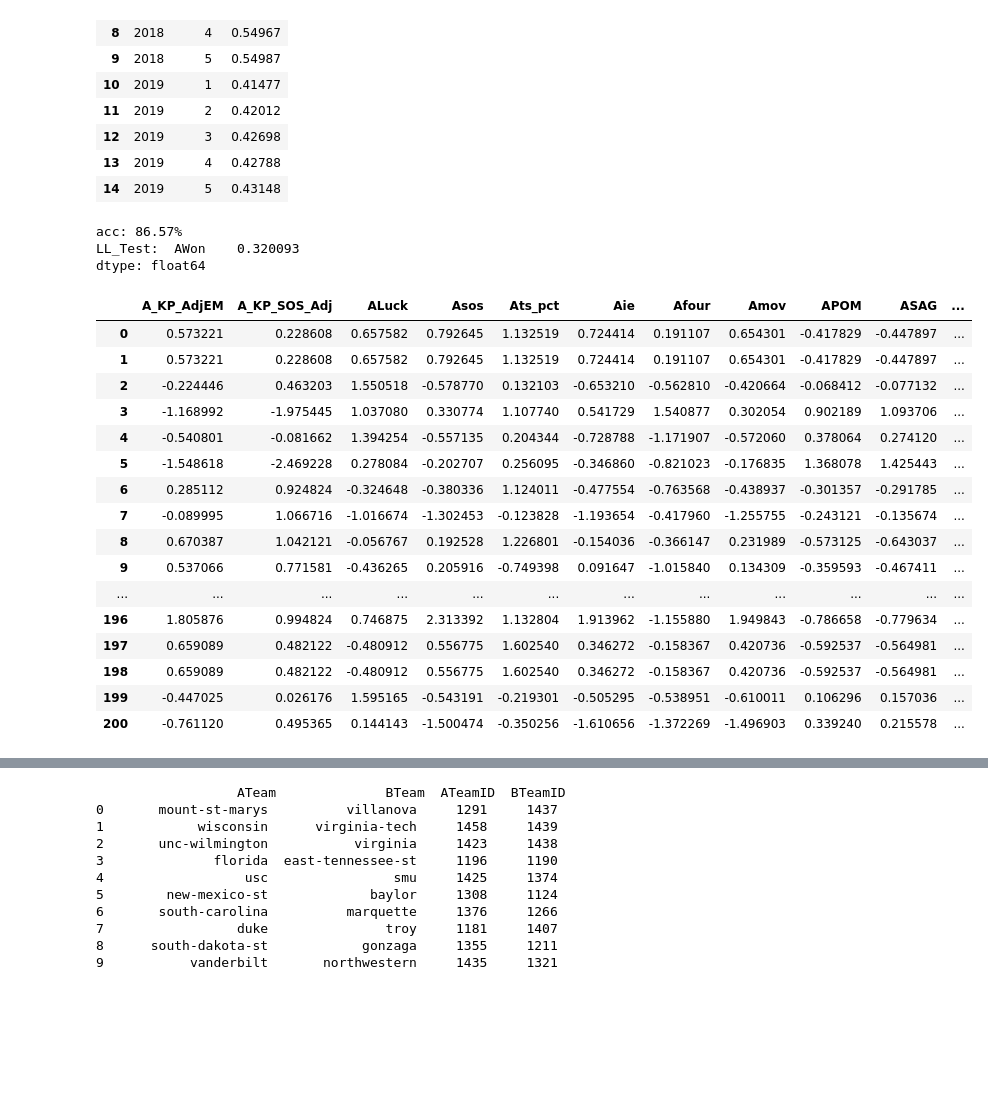
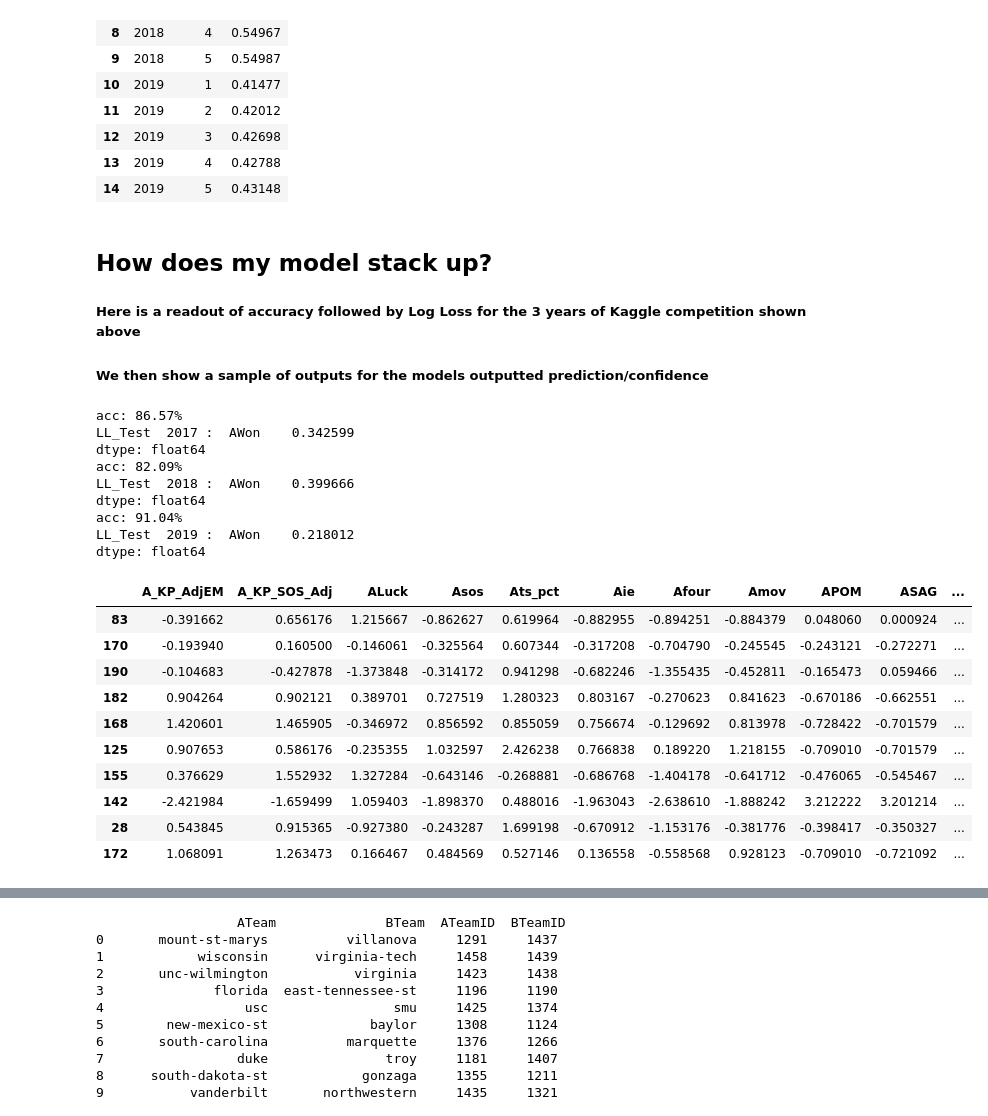
Before and after one commit to wohnjoods/MarchMadnessPredictor, a Jupyter notebook: Demo.ipynb, the cells around one changed output, grey strips where cells are left out. Drawn from its saved outputs; the diff is of its cells as text; code cells hidden in the pictures; blank space fills up the shorter version.

```diff
--- a/Demo.ipynb
+++ b/Demo.ipynb
@@ -1,6 +4,4 @@
 # %%
-#IMPORT MODULES
-
 from __future__ import print_function
 import sys
 import csv
@@ -28,7 +29,7 @@ import numpy as np
 import pandas as pd
 import matplotlib.pyplot as plt
 import seaborn as sns
-pd.set_option('display.max_columns', None)
+#pd.set_option('display.max_columns', None)
 pd.set_option('display.max_rows', None)
 %matplotlib inline
 from matplotlib import rcParams
@@ -106,9 +112,13 @@ scaler = StandardScaler()
 
 scaler.fit(train_input)
 X_train = pd.DataFrame(scaler.transform(train_input), index=train_input.index, columns=train_input.columns)
-X_test = pd.DataFrame(scaler.transform(test_input), index=test_input.index, columns=test_input.columns)
+X_test = pd.DataFrame(scaler.transform(test_input.iloc[:,0:51]), index=test_input.iloc[:,0:51].index, columns=test_input.iloc[:,0:51].columns)
 Y_train=train_output
 Y_test=test_output
+
+X_test['Season']=testTemp['Season']
+X_test['ATeam'] =testTemp['ATeam']
+X_test['BTeam']=testTemp['BTeam']
 # %%
 X_test.head(5)
 # %% [output]
@@ -168,45 +186,59 @@ pastScores
 | 12 | 2019 | 3 | 0.42698 |
 | 13 | 2019 | 4 | 0.42788 |
 | 14 | 2019 | 5 | 0.43148 |
+# %% [markdown]
+## How does my model stack up?
+##### Here is a readout of accuracy followed by Log Loss for the 3 years of Kaggle competition shown above
+##### We then show a sample of outputs for the models outputted prediction/confidence
 # %%
 #LogLoss FN for accuracy weighted by confidence
 
+
 #Accuracy on Test set
-scores = model.evaluate(X_test.iloc[:,0:51], Y_test, verbose=0)
-print("%s: %.2f%%" % (model.metrics_names[1], scores[1]*100))
+years=[2017,2018,2019]
+for year in years:
+    X_test_temp=X_test[X_test['Season']==year].reset_index(drop=True)
+    Y_test_temp=Y_test[Y_test['Season']==year].reset_index(drop=True)
+    Y_test_temp=Y_test_temp[['AWon']]
 
-#Test LogLoss on holdout test set
+    scores = model.evaluate(X_test_temp.iloc[:,0:51], Y_test_temp, verbose=0)
+    print("%s: %.2f%%" % (model.metrics_names[1], scores[1]*100))
+
+    #Test LogLoss on holdout test set
+    y_pred_keras = model.predict(X_test_temp.iloc[:,0:51]).ravel()
+    y_pred_round=np.round(y_pred_keras,0)
+    temp = np.array(y_pred_keras)[np.newaxis]
+    np.set_printoptions(suppress=True)
+    y_pred_tran=temp.T
+    print("LL_Test ",year,": ",LogLoss(y_pred_tran, Y_test_temp))
+
+
 y_pred_keras = model.predict(X_test.iloc[:,0:51]).ravel()
 y_pred_round=np.round(y_pred_keras,0)
-
-temp = np.array(y_pred_keras)[np.newaxis]
-np.set_printoptions(suppress=True)
-y_pred_tran=temp.T
-print("LL_Test: ",LogLoss(y_pred_tran, Y_test))
-testPerf=X_test
+testPerf=X_test.iloc[:,0:51]
 testPerf['y_pred_confidence']=y_pred_keras
 
 testPerf['y_pred_test']=y_pred_round
-testPerf['y_act']=Y_test
-testPerf
+testPerf['y_act']=Y_test.AWon
+testPerf.sample(10)
 # %% [output]
 acc: 86.57%
-LL_Test:  AWon    0.320093
+LL_Test  2017 :  AWon    0.342599
 dtype: float64
+acc: 82.09%
+LL_Test  2018 :  AWon    0.399666
+dtype: float64
+acc: 91.04%
+LL_Test  2019 :  AWon    0.218012
+dtype: float64
 |  | A_KP_AdjEM | A_KP_SOS_Adj | ALuck | Asos | Ats_pct | Aie | Afour | Amov | APOM | ASAG | ... |
-| 0 | 0.573221 | 0.228608 | 0.657582 | 0.792645 | 1.132519 | 0.724414 | 0.191107 | 0.654301 | -0.417829 | -0.447897 | ... |
-| 1 | 0.573221 | 0.228608 | 0.657582 | 0.792645 | 1.132519 | 0.724414 | 0.191107 | 0.654301 | -0.417829 | -0.447897 | ... |
-| 2 | -0.224446 | 0.463203 | 1.550518 | -0.578770 | 0.132103 | -0.653210 | -0.562810 | -0.420664 | -0.068412 | -0.077132 | ... |
-| 3 | -1.168992 | -1.975445 | 1.037080 | 0.330774 | 1.107740 | 0.541729 | 1.540877 | 0.302054 | 0.902189 | 1.093706 | ... |
-| 4 | -0.540801 | -0.081662 | 1.394254 | -0.557135 | 0.204344 | -0.728788 | -1.171907 | -0.572060 | 0.378064 | 0.274120 | ... |
-| 5 | -1.548618 | -2.469228 | 0.278084 | -0.202707 | 0.256095 | -0.346860 | -0.821023 | -0.176835 | 1.368078 | 1.425443 | ... |
-| 6 | 0.285112 | 0.924824 | -0.324648 | -0.380336 | 1.124011 | -0.477554 | -0.763568 | -0.438937 | -0.301357 | -0.291785 | ... |
-| 7 | -0.089995 | 1.066716 | -1.016674 | -1.302453 | -0.123828 | -1.193654 | -0.417960 | -1.255755 | -0.243121 | -0.135674 | ... |
-| 8 | 0.670387 | 1.042121 | -0.056767 | 0.192528 | 1.226801 | -0.154036 | -0.366147 | 0.231989 | -0.573125 | -0.643037 | ... |
-| 9 | 0.537066 | 0.771581 | -0.436265 | 0.205916 | -0.749398 | 0.091647 | -1.015840 | 0.134309 | -0.359593 | -0.467411 | ... |
-| ... | ... | ... | ... | ... | ... | ... | ... | ... | ... | ... | ... |
-| 196 | 1.805876 | 0.994824 | 0.746875 | 2.313392 | 1.132804 | 1.913962 | -1.155880 | 1.949843 | -0.786658 | -0.779634 | ... |
-| 197 | 0.659089 | 0.482122 | -0.480912 | 0.556775 | 1.602540 | 0.346272 | -0.158367 | 0.420736 | -0.592537 | -0.564981 | ... |
-| 198 | 0.659089 | 0.482122 | -0.480912 | 0.556775 | 1.602540 | 0.346272 | -0.158367 | 0.420736 | -0.592537 | -0.564981 | ... |
-| 199 | -0.447025 | 0.026176 | 1.595165 | -0.543191 | -0.219301 | -0.505295 | -0.538951 | -0.610011 | 0.106296 | 0.157036 | ... |
-| 200 | -0.761120 | 0.495365 | 0.144143 | -1.500474 | -0.350256 | -1.610656 | -1.372269 | -1.496903 | 0.339240 | 0.215578 | ... |
+| 83 | -0.391662 | 0.656176 | 1.215667 | -0.862627 | 0.619964 | -0.882955 | -0.894251 | -0.884379 | 0.048060 | 0.000924 | ... |
+| 170 | -0.193940 | 0.160500 | -0.146061 | -0.325564 | 0.607344 | -0.317208 | -0.704790 | -0.245545 | -0.243121 | -0.272271 | ... |
+| 190 | -0.104683 | -0.427878 | -1.373848 | -0.314172 | 0.941298 | -0.682246 | -1.355435 | -0.452811 | -0.165473 | 0.059466 | ... |
+| 182 | 0.904264 | 0.902121 | 0.389701 | 0.727519 | 1.280323 | 0.803167 | -0.270623 | 0.841623 | -0.670186 | -0.662551 | ... |
+| 168 | 1.420601 | 1.465905 | -0.346972 | 0.856592 | 0.855059 | 0.756674 | -0.129692 | 0.813978 | -0.728422 | -0.701579 | ... |
+| 125 | 0.907653 | 0.586176 | -0.235355 | 1.032597 | 2.426238 | 0.766838 | 0.189220 | 1.218155 | -0.709010 | -0.701579 | ... |
+| 155 | 0.376629 | 1.552932 | 1.327284 | -0.643146 | -0.268881 | -0.686768 | -1.404178 | -0.641712 | -0.476065 | -0.545467 | ... |
+| 142 | -2.421984 | -1.659499 | 1.059403 | -1.898370 | 0.488016 | -1.963043 | -2.638610 | -1.888242 | 3.212222 | 3.201214 | ... |
+| 28 | 0.543845 | 0.915365 | -0.927380 | -0.243287 | 1.699198 | -0.670912 | -1.153176 | -0.381776 | -0.398417 | -0.350327 | ... |
+| 172 | 1.068091 | 1.263473 | 0.166467 | 0.484569 | 0.527146 | 0.136558 | -0.558568 | 0.928123 | -0.709010 | -0.721092 | ... |
```
Also changed, not shown: parts of 14 cells of this notebook.
